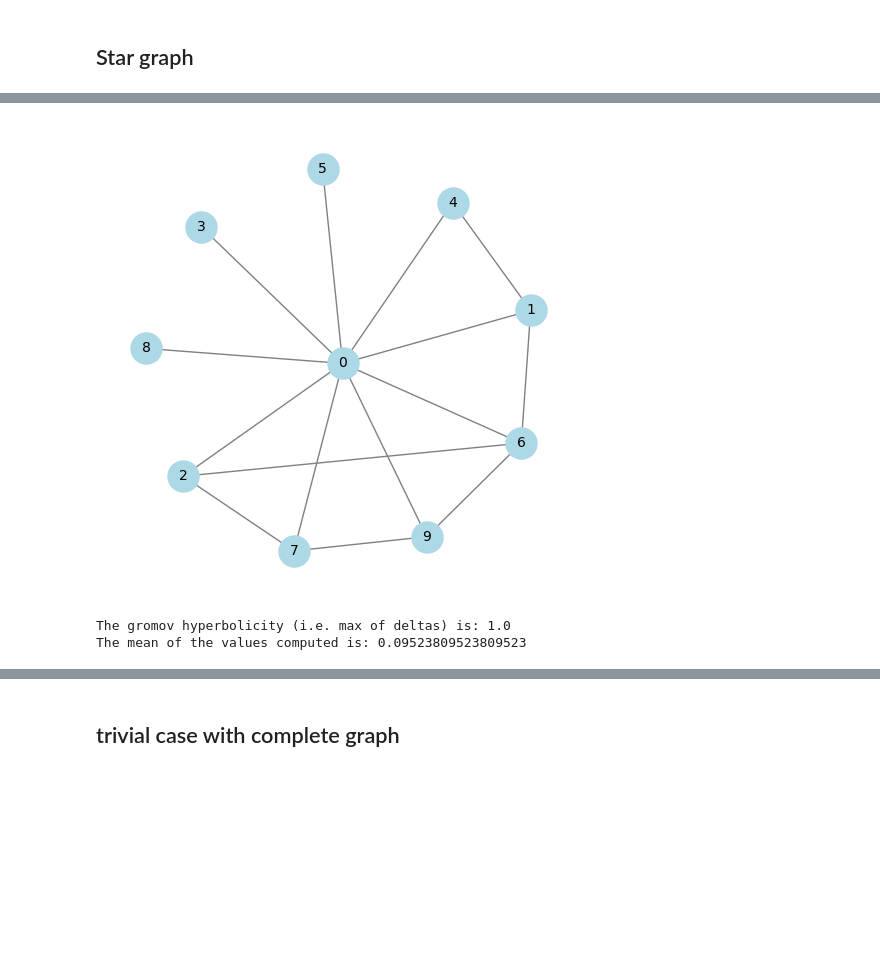
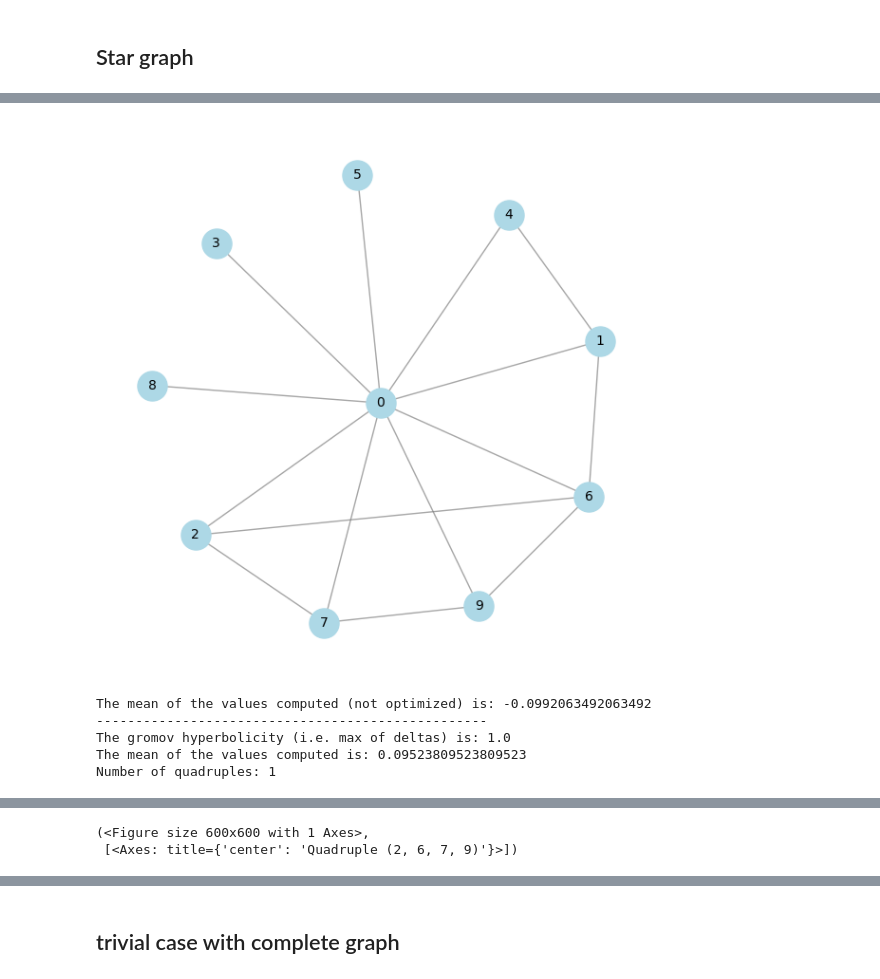
Before and after one commit to ClaudioFantasia/local_hyperbolicity_in_graphs, a Jupyter notebook: notebooks/hyperbolicity_testing.ipynb, the cells around one changed output, grey strips where cells are left out. Drawn from its saved outputs; the diff is of its cells as text; code cells hidden in the pictures; blank space fills up the shorter version.

```diff
--- a/notebooks/hyperbolicity_testing.ipynb
+++ b/notebooks/hyperbolicity_testing.ipynb
@@ -118,15 +213,21 @@ The mean of the values computed is: 0.09761904761904762
 # %%
 G = remove_edges(G,edges=[(1,5),(2,3)])
 G = add_edges(G,edges=[(2,6)])
-
-draw_graph(G, pos)
+draw_graphs(G, pos)
 
 dist = compute_distance_nodes(G)
 delta_max, delta_mean = compute_gromov_hyperbolicity_not_optimized(dist)
-
-print(f"The gromov hyperbolicity (i.e. max of deltas) is: {delta_max}")
-print(f"The mean of the values computed is: {delta_mean}")
+print(f"The mean of the values computed (not optimized) is: {delta_mean}")
+print(50 * "-")
+max_gromov, mean_gromov, max_quadruples = compute_gromov_on_graph(G,return_history=True)
+print(f"The gromov hyperbolicity (i.e. max of deltas) is: {max_gromov}")
+print(f"The mean of the values computed is: {mean_gromov}")
+print(f"Number of quadruples: {len(max_quadruples)}")
+draw_quadruples(G, pos ,max_quadruples, max_to_draw=3)
 # %% [output]
-[figure, old version]
+[figure, new version]
+The mean of the values computed (not optimized) is: -0.0992063492063492
+--------------------------------------------------
 The gromov hyperbolicity (i.e. max of deltas) is: 1.0
 The mean of the values computed is: 0.09523809523809523
+Number of quadruples: 1
@@ -133,3 +235,5 @@ The mean of the values computed is: 0.09523809523809523
+(<Figure size 600x600 with 1 Axes>,
+ [<Axes: title={'center': 'Quadruple (2, 6, 7, 9)'}>])
 # %%
 G = remove_edges(G,edges=[(2,6)])
 G = add_edges(G,edges=[(1,2)])
```
Also changed, not shown: parts of 27 cells of this notebook, 5 other files.
